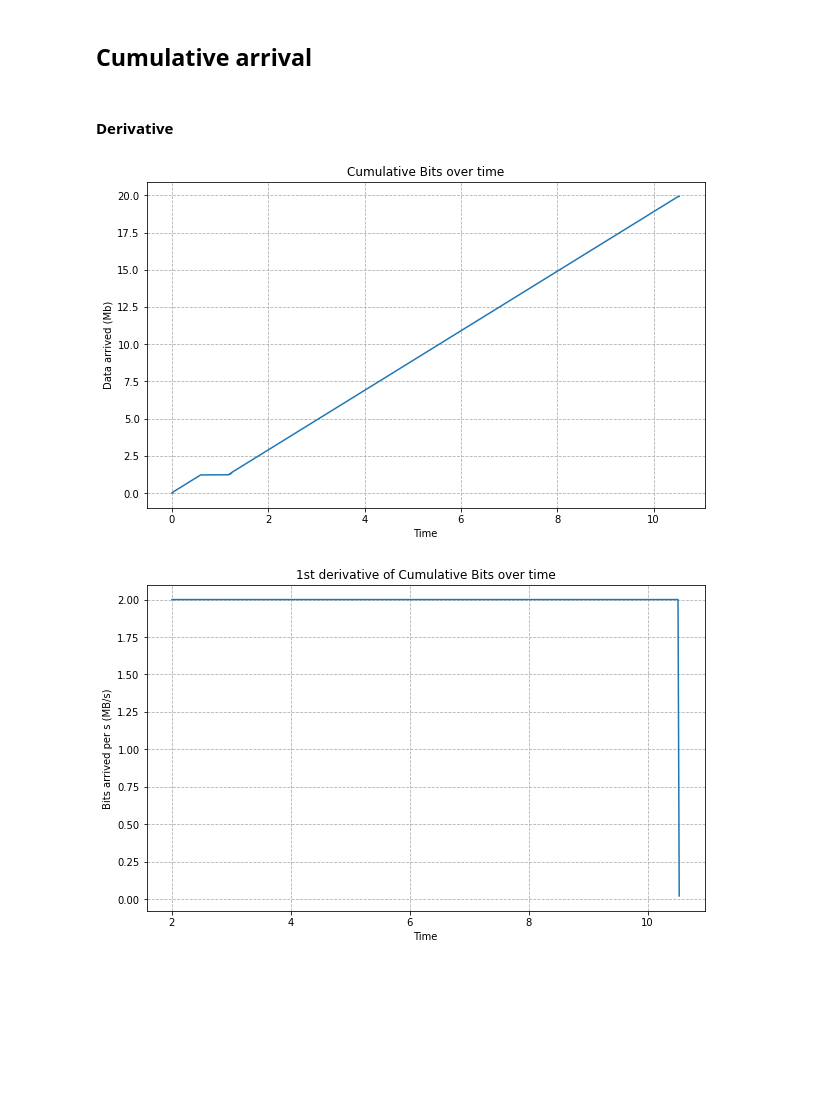
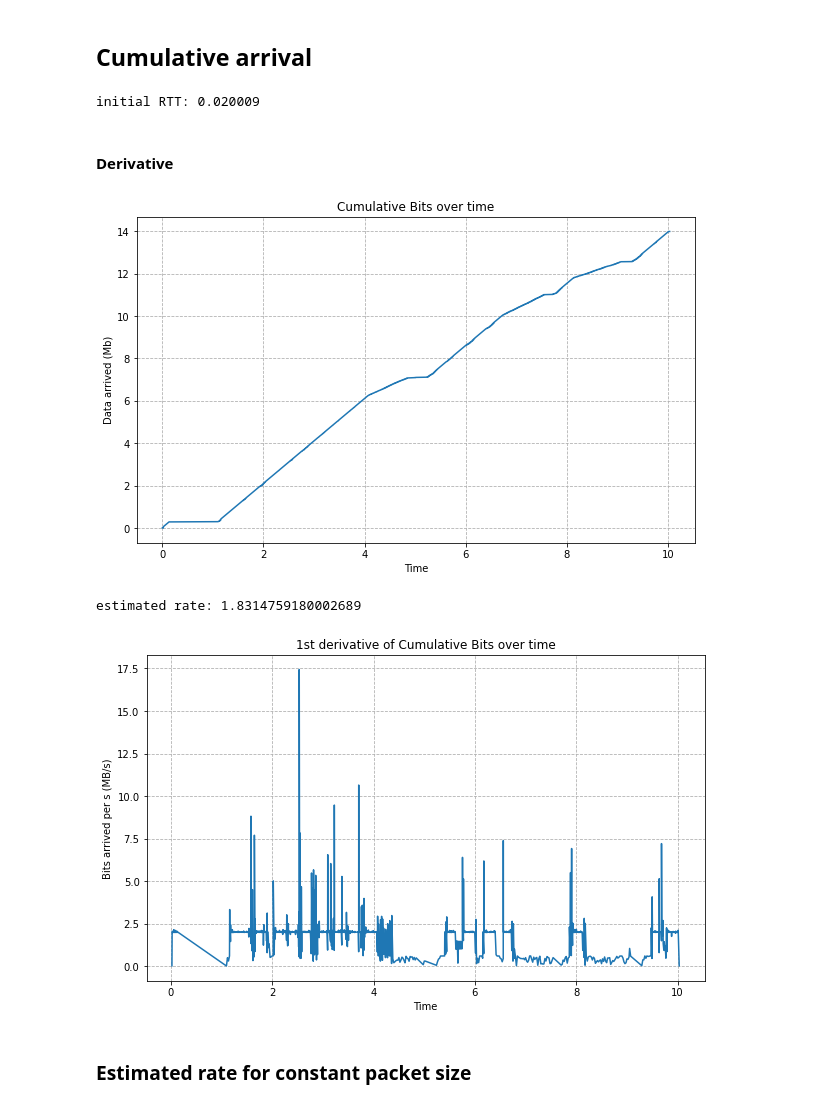
Before and after one commit to MRimk/Traffic-Policing-Inference-Simulation, a Jupyter notebook: note_analyse_results.ipynb, the cells around one changed output. Drawn from its saved outputs; the diff is of its cells as text; code cells hidden in the pictures; blank space fills up the shorter version.

```diff
--- a/note_analyse_results.ipynb
+++ b/note_analyse_results.ipynb
@@ -404,10 +453,13 @@ Min Rate: 1.01 Mbps
 # %%
 import experimentRun
 CLIENT_IDENTIFIER = 'n1-n2-2-0.pcap'
+EXPERIMENT = 2
+
+experiment = 'shaping' if EXPERIMENT == 1 else 'complex-shaping' if EXPERIMENT == 2 else 'xtopo'
+name = "7500_5000.0B"
 # %%
-name = "7500_10000.0B"
 params = name.split('_')
-pcap = f"data/wehe_sim_shaping_{name}_{CLIENT_IDENTIFIER}"
+pcap = f"data/wehe_sim_{experiment}_{name}_{CLIENT_IDENTIFIER}"
 run = experimentRun.ExperimentRun(name, pcap, pcap, "", params)
 client = run.get_client_df()
 # %% [markdown]
@@ -416,10 +468,16 @@ client = run.get_client_df()
 client = client.sort_values(by='time').reset_index(drop=True)
 client['cum_size'] = client['length'].cumsum()
 client['cum_size'] = client['cum_size'] / 1e6 * 8  # Convert to Mb
+rtt = run.get_rtt_on_client()
+print("initial RTT:", rtt)
+# %% [output]
+initial RTT: 0.020009
 # %% [markdown]
 #### Derivative
 # %%
-client['rate_b_per_s'] = client['cum_size'].diff() / client['time'].diff()
+# to properly estimate the tx, we should ignore the small diff values, where it spikes up a lot
+client['gap_time'] = client['time'].diff().fillna(0)
+client['rate_b_per_s'] = client['cum_size'].diff() / client['gap_time']
 client['rate_b_per_s'] = client['rate_b_per_s'].fillna(0)
 # %%
 plt.figure(figsize=(10, 6))
@@ -430,15 +488,22 @@ plt.title('Cumulative Bits over time')
 plt.grid(True, which='both', linestyle='--')
 plt.show()
 # %% [output]
-[figure, old version]
+[figure, new version]
 # %%
+CONSTANT_FILTER = 0.0006  # 600 us
+res = client[client['gap_time'] >= CONSTANT_FILTER]
+
+print("estimated rate:", res['rate_b_per_s'].mean())
 plt.figure(figsize=(10, 6))
 # client = client[client['time'] > 2]
-plt.plot(client['time'], client['rate_b_per_s'])
+plt.plot(res['time'], res['rate_b_per_s'])
 plt.xlabel('Time')
 plt.ylabel('Bits arrived per s (MB/s)')
 plt.title('1st derivative of Cumulative Bits over time')
 plt.grid(True, which='both', linestyle='--')
 plt.show()
 # %% [output]
+estimated rate: 1.8314759180002689
-[figure, old version]
+[figure, new version]
+# %% [markdown]
+### Estimated rate for constant packet size
```
Also changed, not shown: parts of 24 cells of this notebook, 32 other files.
